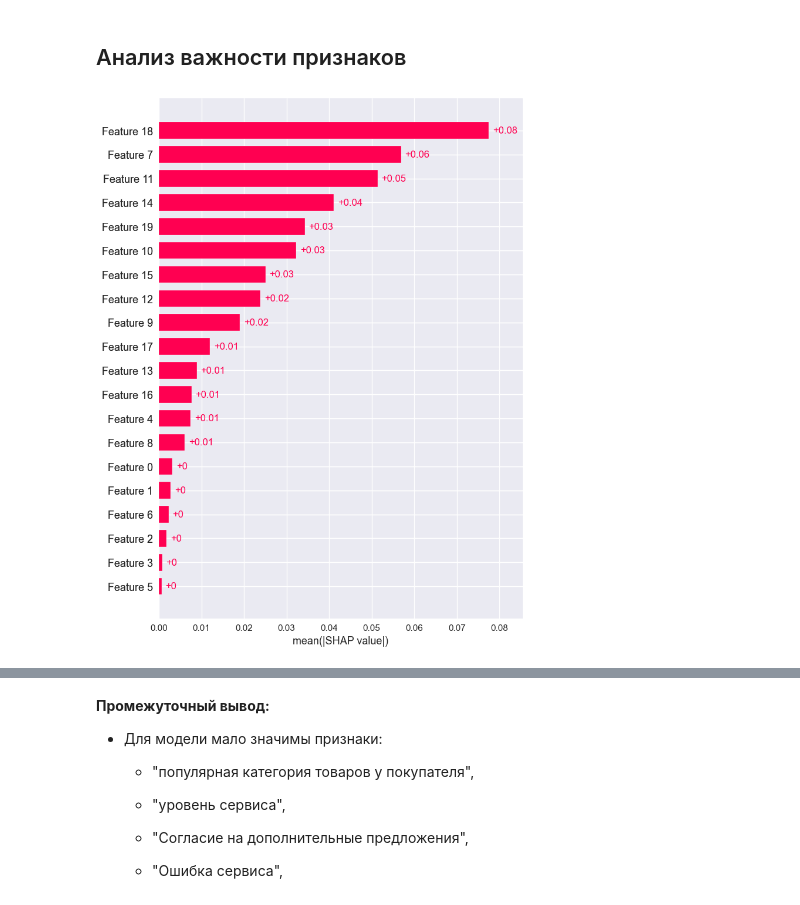
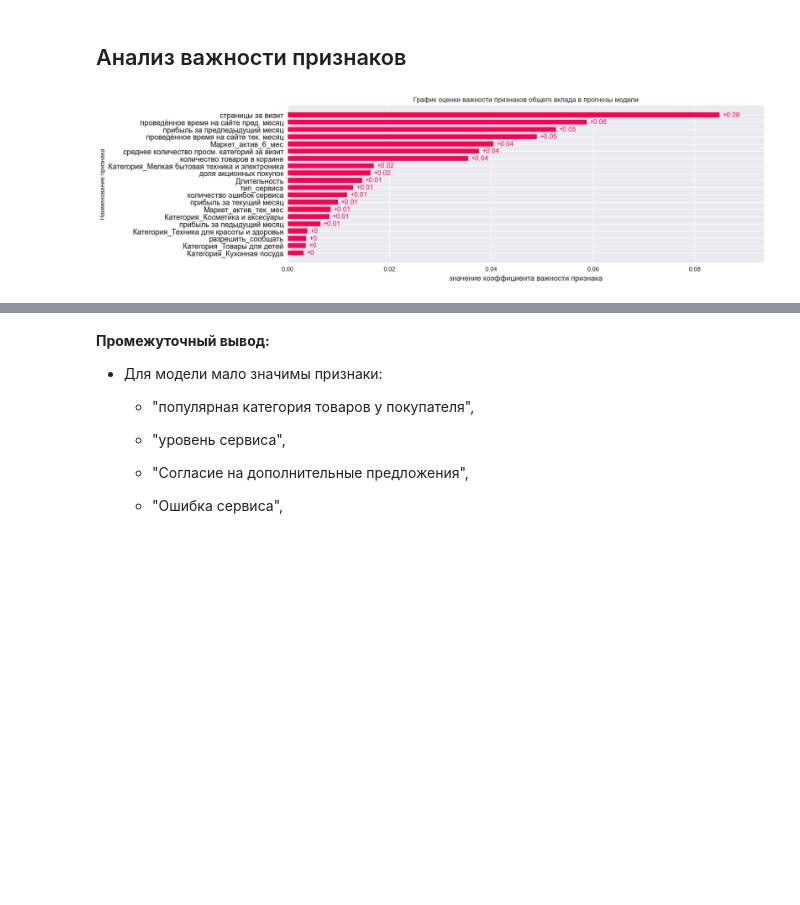
Before and after one commit to Yar-13/DTplus_projects, a Jupyter notebook: Project_7/Project_7.ipynb, the cells around one changed output, grey strips where cells are left out. Drawn from its saved outputs; the diff is of its cells as text; code cells hidden in the pictures; blank space fills up the shorter version.

```diff
--- a/Project_7/Project_7.ipynb
+++ b/Project_7/Project_7.ipynb
@@ -836,4 +855,4 @@ plt.show()
 # %% [markdown]
 ## Применение пайплайнов
 # %%
-RANDOM_STATE = 1991
+RANDOM_STATE = 1337
@@ -848,6 +867,7 @@ le.fit(y_train)
 y_train = le.transform(y_train)
 y_test = le.transform(y_test)
 # %%
-cat_col = ['type_service', 'allow_reporting', 'popular_category']
+ohe_col = ['popular_category']
+ord_col = ['type_service', 'allow_reporting']
 num_col = ['market_active_6_month', 'market_active_current_month', 'duration', 'promotional_purchases', 'mean_views_category_per_visit', 'unpaid_product_cvart', 'service_error', 'page_per_visit', 'prev_prev_month_revenue', 'prev_month_revenue', 'cur_month_revenue', 'prev_month_min', 'cur_month_min']
 # %%
@@ -980,9 +1040,38 @@ X_test_prep = data_preprocessor.transform(X_test)
+# %%
+columns = [
+'Категория_Косметика и аксесуары',
+'Категория_Кухонная посуда',
+'Категория_Мелкая бытовая техника и электроника',
+'Категория_Техника для красоты и здоровья',
+'Категория_Товары для детей',
+'тип_сервиса',
+'разрешить_сообщать',
+'Маркет_актив_6_мес',
+'Маркет_актив_тек_мес',
+'Длительность',
+'доля акционных покупок',
+'среднее количество просм. категорий за визит',
+'количество товаров в корзине',
+'количество ошибок сервиса',
+'страницы за визит',
+'прибыль за предпедыдущий месяц',
+'прибыль за педыдущий месяц',
+'прибыль за текущий месяц',
+'проведённое время на сайте пред. месяц',
+'проведённое время на сайте тек. месяц',
+]
+# %%
+df_X_train_prep = pd.DataFrame(X_train_prep, columns=columns)
+df_X_test_prep = pd.DataFrame(X_test_prep, columns=columns)
 # %%
 model = rs.best_estimator_['models'].fit(X_train_prep, y_train)
 # %%
 # Для оценки важности признаков будет использована столбчатая диаграмма общего вклада признаков в прогнозы модели.
-explainer = shap.KernelExplainer(lambda x: model.predict_proba(x)[:, 1], shap.sample(X_train_prep, 10))
-shap_values = explainer(shap.sample(X_test_prep, 10))
-shap.plots.bar(shap_values, max_display=20)
+fig, ax = plt.subplots(figsize=(15,5))
+explainer = shap.KernelExplainer(lambda x: model.predict_proba(x)[:, 1], shap.sample(df_X_train_prep, 10))
+shap_values = explainer(shap.sample(df_X_test_prep, 10))
+shap.plots.bar(shap_values, max_display=20, ax=ax, show=False)
+ax.set(xlabel='значение коэффициента важности признака', ylabel='Наименование признака', title='График оценки важности признаков общего вклада в прогнозы модели')
+plt.show()
 # %% [output]
-[figure, old version]
+[figure, new version]
```
Also changed, not shown: parts of 40 cells of this notebook.
